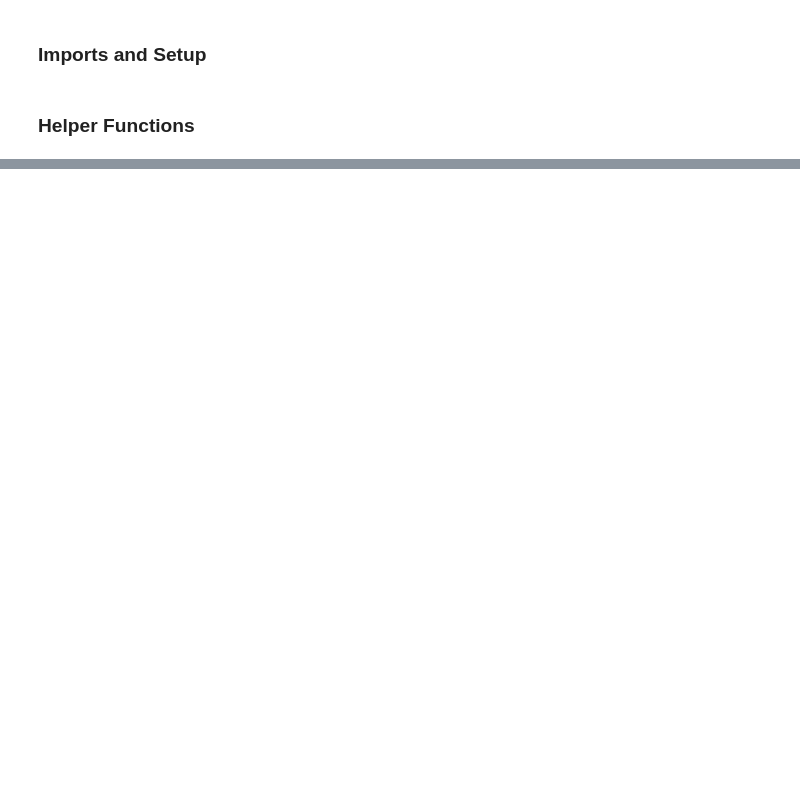
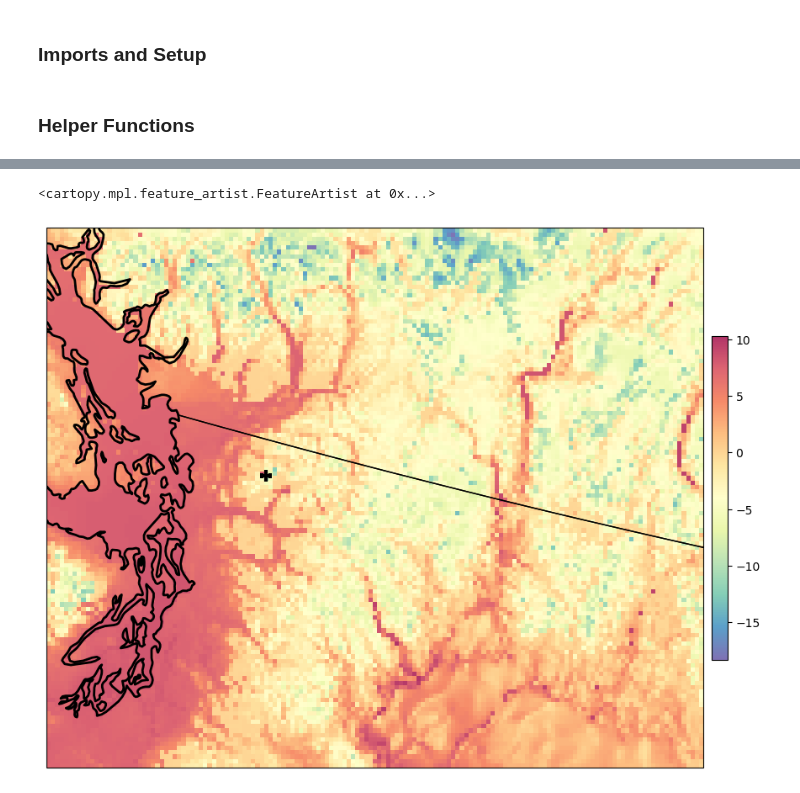
Before and after one commit to jakes44/skagit-met, a Jupyter notebook: hrrr_model_downloader_notebook.ipynb, the cells around one changed output, grey strips where cells are left out. Cells and saved outputs as stored; diff of their text form; code cells hidden in the pictures; blank space fills up the shorter version.

```diff
--- a/hrrr_model_downloader_notebook.ipynb
+++ b/hrrr_model_downloader_notebook.ipynb
@@ -466,0 +185,26 @@ x,y
+# %%
+import cartopy.feature as cfeature
+mt_baker_lat_lon = (48.7758, -121.8199)
+lats = data_zarr.latitude
+lons = data_zarr.longitude
+
+abslat = np.abs(lats-mt_baker_lat_lon[0])
+abslon = np.abs(lons-mt_baker_lat_lon[1])
+
+projection = ccrs.LambertConformal(central_longitude=262.5,
+                                   central_latitude=38.5,
+                                   standard_parallels=(38.5, 38.5),
+                                    globe=ccrs.Globe(semimajor_axis=6371229,
+                                                     semiminor_axis=6371229))
+
+# Plot temp at a certain hour/to
+fig = plt.figure(figsize=[12, 10])
+ax = plt.axes(projection=projection)
+D = ax.pcolormesh(lons, lats, data_zarr.t.sel(time='2020-03-03T12:00')-273.15, transform=ccrs.PlateCarree(), cmap='Spectral_r', alpha=.8)
+fig.colorbar(D, ax=ax, shrink=.5, pad=.01)
+ax.scatter(mt_baker_lat_lon[1], mt_baker_lat_lon[0], transform=ccrs.PlateCarree(), marker='+', s=100, c='k', linewidth=3)
+ax.add_feature(cfeature.COASTLINE.with_scale('10m'), linewidth=2)
+ax.add_feature(cfeature.STATES.with_scale('10m'))
+# %% [output]
+<cartopy.mpl.feature_artist.FeatureArtist at 0x...>
+[figure, added]
```
Also changed, not shown: parts of 50 cells of this notebook, 6 other files.
